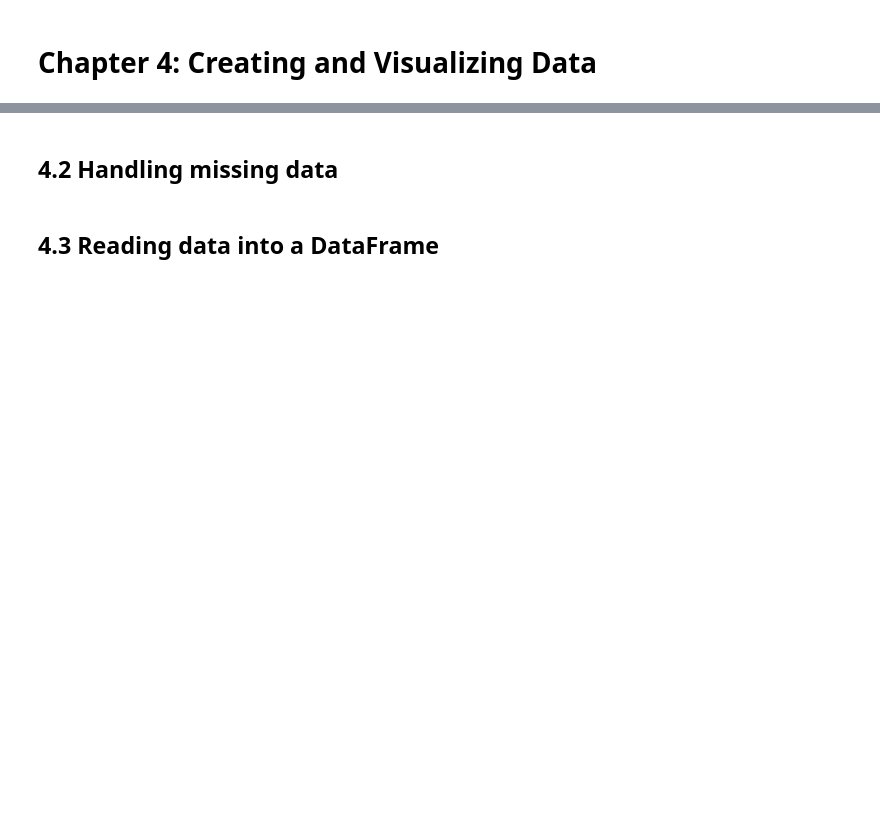
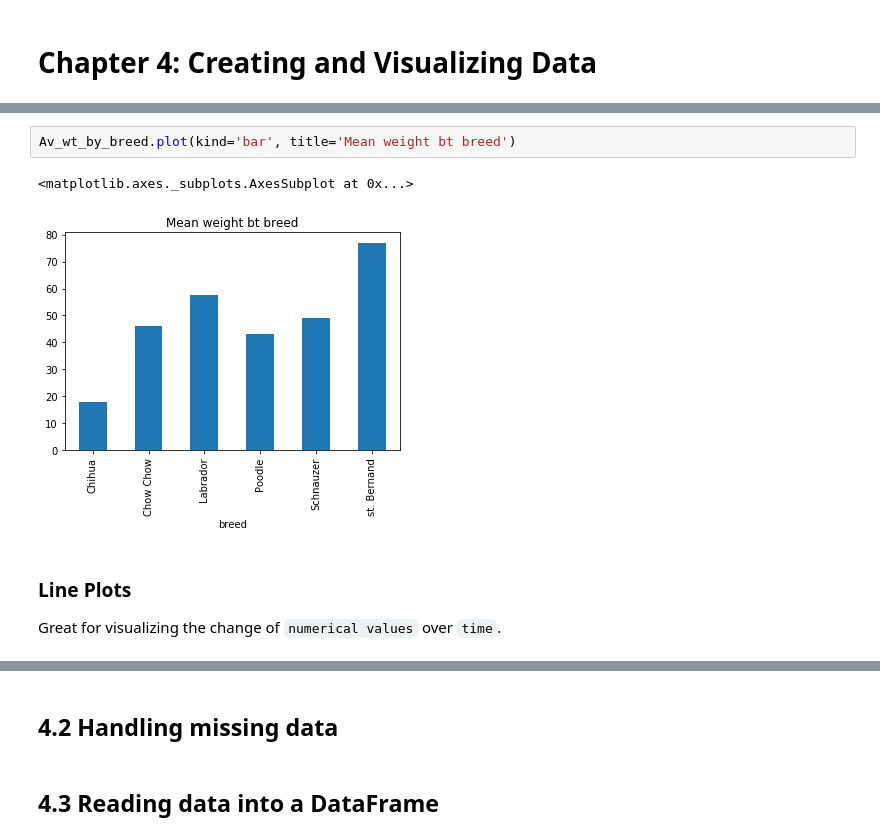
Before and after one commit to BeTKH/DataScieneinPython, a Jupyter notebook: 4. Data Manipulation with Panda.ipynb, the cells around one changed output, grey strips where cells are left out. Saved outputs shown, nothing was run; the diff lists cells and outputs as text; blank space fills up the shorter version.

```diff
--- a/4. Data Manipulation with Panda.ipynb
+++ b/4. Data Manipulation with Panda.ipynb
@@ -1563,0 +1701,9 @@ dbcis.iloc[2:6,1:4]
+# %%
+Av_wt_by_breed.plot(kind='bar', title='Mean weight bt breed')
+# %% [output]
+<matplotlib.axes._subplots.AxesSubplot at 0x...>
+[figure, added]
+# %% [markdown]
+### Line Plots
+
+Great for visualizing the change of `numerical values` over `time`.
```
Also changed, not shown: parts of 36 cells of this notebook.
